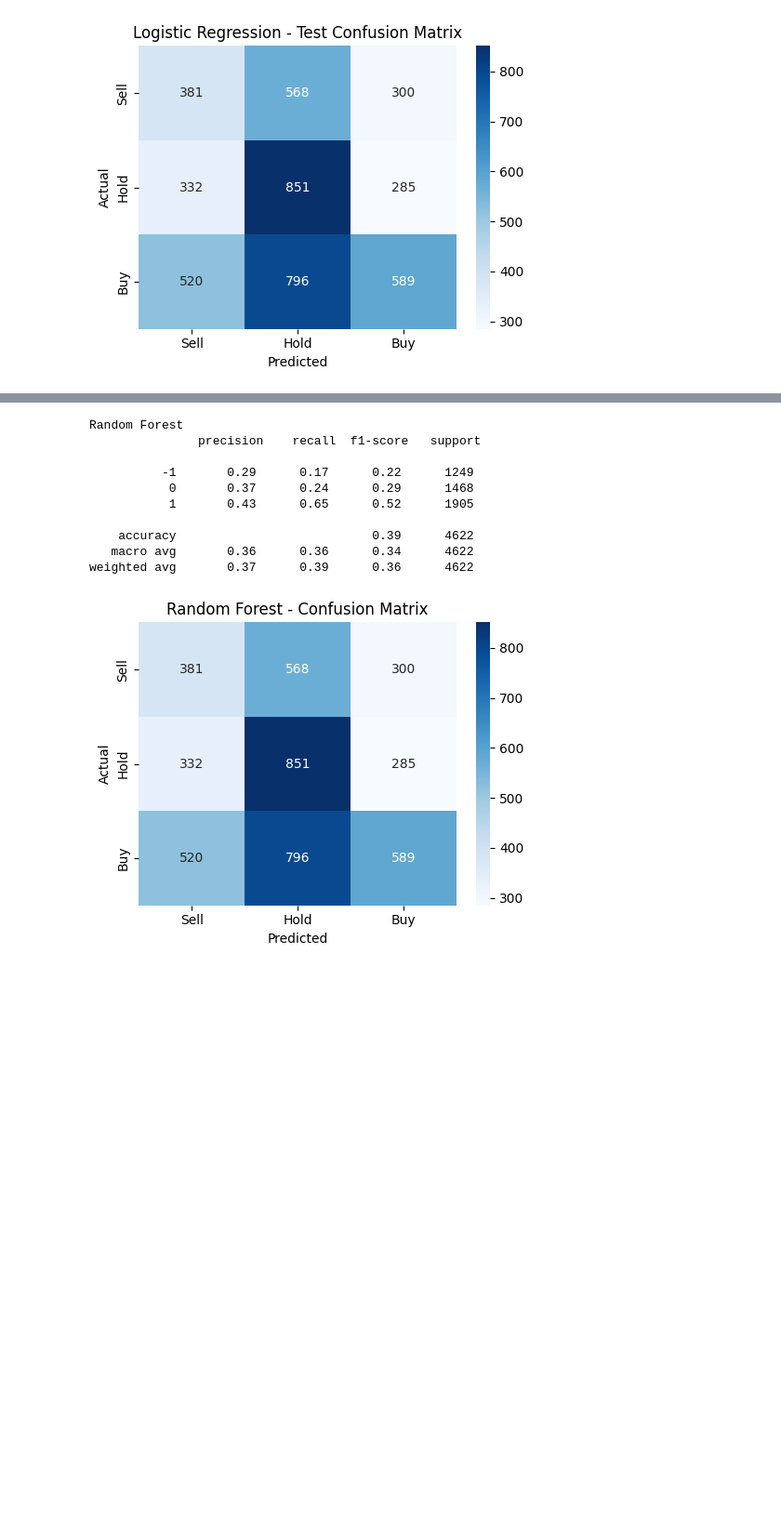
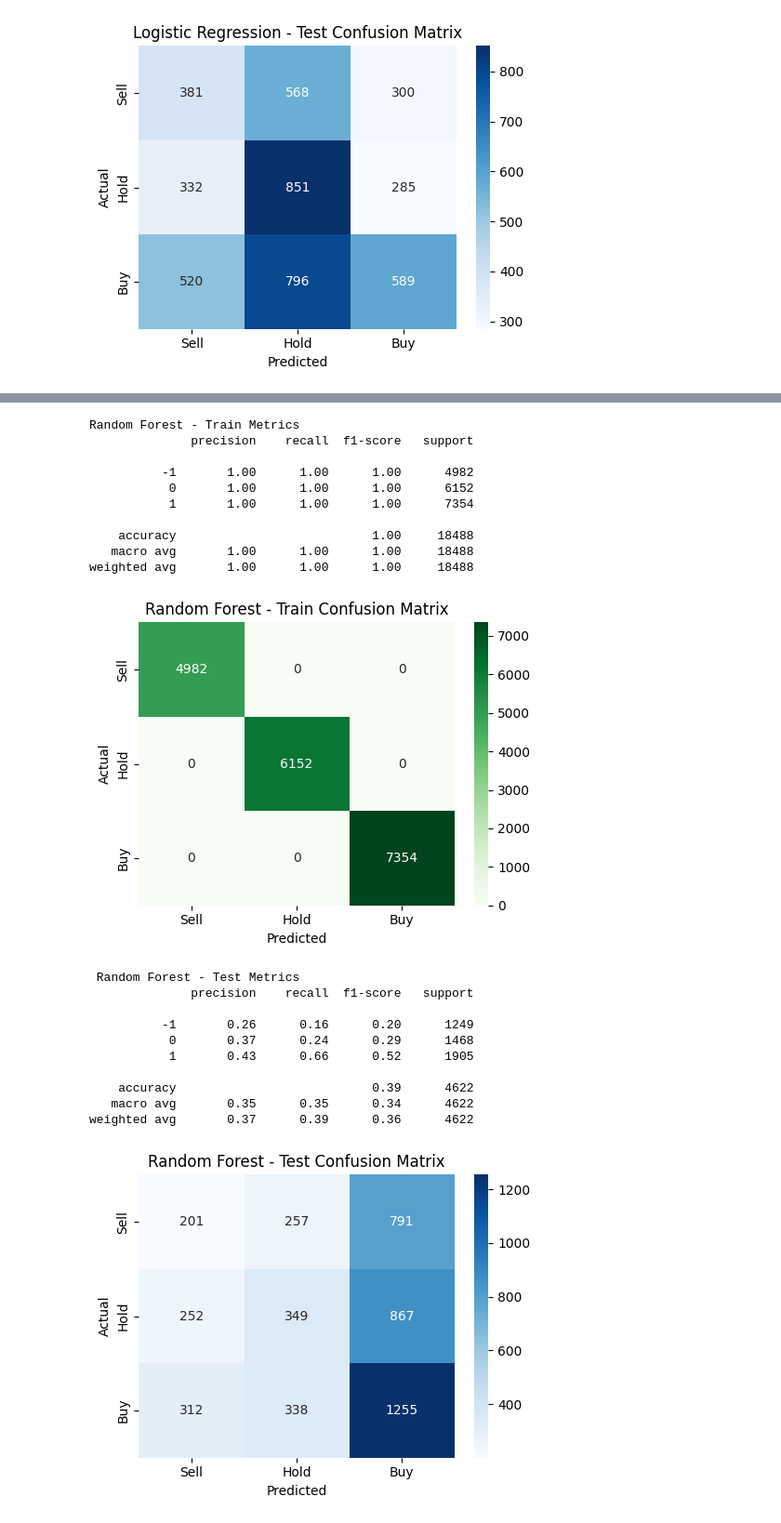
Before and after one commit to GIJOE1003/3103ETF, a Jupyter notebook: Notebook2_Signal_Classification_3rd_April_.ipynb, the cells around one changed output, grey strips where cells are left out. Shown: that part at 93% size. Saved outputs shown, nothing was run; the diff lists cells and outputs as text; code cells hidden in the pictures; blank space fills up the shorter version.

```diff
--- a/Notebook2_Signal_Classification_3rd_April_.ipynb
+++ b/Notebook2_Signal_Classification_3rd_April_.ipynb
@@ -216,28 +216,57 @@ weighted avg       0.41      0.39      0.39      4622
 # %%
 
+# Train model
 rf_model = RandomForestClassifier()
 rf_model.fit(X_train, y_train)
-y_pred_rf = rf_model.predict(X_test)
-print("Random Forest\n", classification_report(y_test, y_pred_rf))
 
-cm_rf = confusion_matrix(y_test, y_pred_rf, labels=[-1, 0, 1])
+# Train Evaluation
+y_train_pred_rf = rf_model.predict(X_train)
+print("Random Forest - Train Metrics")
+print(classification_report(y_train, y_train_pred_rf))
+
+cm_train_rf = confusion_matrix(y_train, y_train_pred_rf, labels=[-1, 0, 1])
 plt.figure(figsize=(5, 4))
-sns.heatmap(cm, annot=True, fmt='d', cmap="Blues", xticklabels=["Sell", "Hold", "Buy"], yticklabels=["Sell", "Hold", "Buy"])
-plt.title("Random Forest - Confusion Matrix")
+sns.heatmap(cm_train_rf, annot=True, fmt='d', cmap="Greens", xticklabels=["Sell", "Hold", "Buy"], yticklabels=["Sell", "Hold", "Buy"])
+plt.title("Random Forest - Train Confusion Matrix")
 plt.xlabel("Predicted")
 plt.ylabel("Actual")
 plt.tight_layout()
 plt.show()
+
+# Test Evaluation
+y_pred_rf = rf_model.predict(X_test)
+print("\n Random Forest - Test Metrics")
+print(classification_report(y_test, y_pred_rf))
+
+cm_rf = confusion_matrix(y_test, y_pred_rf, labels=[-1, 0, 1])
+plt.figure(figsize=(5, 4))
+sns.heatmap(cm_rf, annot=True, fmt='d', cmap="Blues", xticklabels=["Sell", "Hold", "Buy"], yticklabels=["Sell", "Hold", "Buy"])
+plt.title("Random Forest - Test Confusion Matrix")
+plt.xlabel("Predicted")
+plt.ylabel("Actual")
+plt.tight_layout()
+plt.show()
 # %% [output]
-Random Forest
-               precision    recall  f1-score   support
+Random Forest - Train Metrics
+              precision    recall  f1-score   support
 
-          -1       0.29      0.17      0.22      1249
-           0       0.37      0.24      0.29      1468
-           1       0.43      0.65      0.52      1905
+          -1       1.00      1.00      1.00      4982
+           0       1.00      1.00      1.00      6152
+           1       1.00      1.00      1.00      7354
 
-    accuracy                           0.39      4622
-   macro avg       0.36      0.36      0.34      4622
-weighted avg       0.37      0.39      0.36      4622
+    accuracy                           1.00     18488
+   macro avg       1.00      1.00      1.00     18488
+weighted avg       1.00      1.00      1.00     18488
-[figure, old version]
+[figure, new version]
+ Random Forest - Test Metrics
+              precision    recall  f1-score   support
+
+          -1       0.26      0.16      0.20      1249
+           0       0.37      0.24      0.29      1468
+           1       0.43      0.66      0.52      1905
+
+    accuracy                           0.39      4622
+   macro avg       0.35      0.35      0.34      4622
+weighted avg       0.37      0.39      0.36      4622
+[figure, added]
 # %% [markdown]
```
Also changed, not shown: parts of 9 cells of this notebook.
